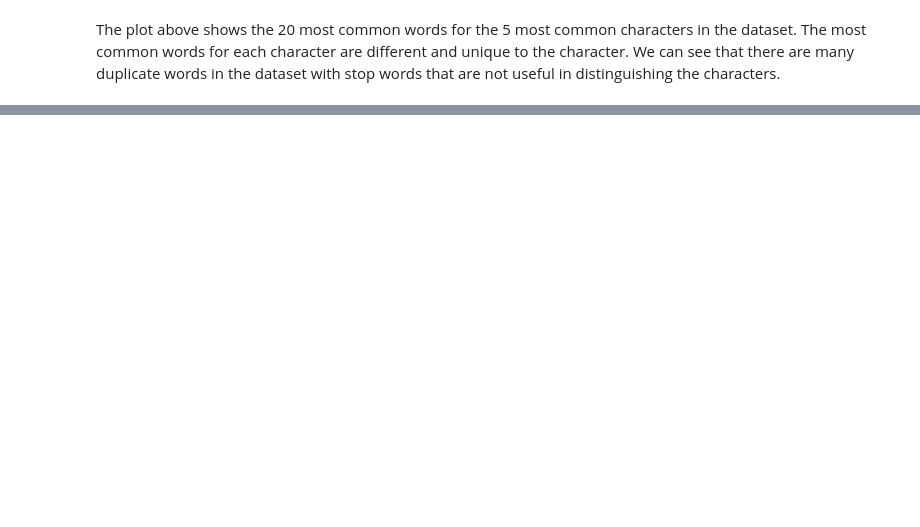
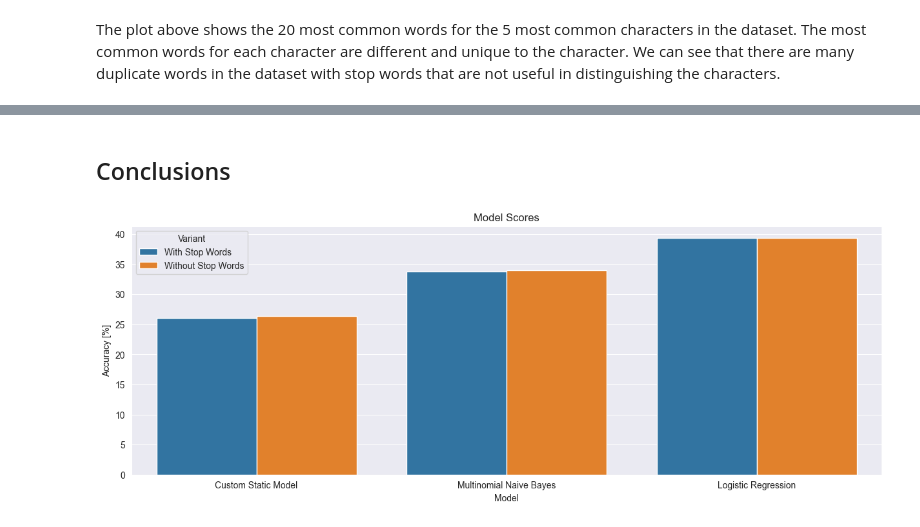
Before and after one commit to JGolaszewski/South-Park-Dialogues-To-Character-Prediction, a Jupyter notebook: Project.ipynb, the cells around one changed output, grey strips where cells are left out. Cells and saved outputs as stored; diff of their text form; code cells hidden in the pictures; blank space fills up the shorter version.

```diff
--- a/Project.ipynb
+++ b/Project.ipynb
@@ -333,0 +575,7 @@ plt.show()
+# %%
+MultinomialNB_model = MultinomialNB()
+MultinomialNB_model.fit(X_train, y_train)
+
+score = MultinomialNB_model.score(X_test, y_test)
+
+print(f"Multinomial Naive Bayes score: {score}")
@@ -333,0 +584,7 @@ plt.show()
+# %%
+MultinomialNB_model_no_stop = MultinomialNB()
+MultinomialNB_model_no_stop.fit(X_train_no_stop, y_train_no_stop)
+
+score_no_stop = MultinomialNB_model_no_stop.score(X_test_no_stop, y_test_no_stop)
+
+print(f"Multinomial Naive Bayes score without stop words: {score_no_stop}")
@@ -333,0 +597,6 @@ plt.show()
+# %%
+lr = LogisticRegression(max_iter=1000, random_state=42)
+lr.fit(X_train, y_train)
+
+lr_score = lr.score(X_test, y_test)
+print("Logistic Regression score:", lr_score)
@@ -333,0 +605,7 @@ plt.show()
+# %%
+lr_no_stop = LogisticRegression(max_iter=1000, random_state=42)
+lr_no_stop.fit(X_train_no_stop, y_train_no_stop)
+
+lr_score_no_stop = lr_no_stop.score(X_test_no_stop, y_test_no_stop)
+
+print("Logistic Regression no stop words score:", lr_score_no_stop)
@@ -333,0 +618,21 @@ plt.show()
+# %% [markdown]
+## Conclusions
+# %%
+scores = [accuracy_with_stop_words, accuracy_without_stop_words, score*100, score_no_stop*100, lr_score*100, lr_score_no_stop*100]
+models = ["Custom Static Model", "Custom Static Model", "Multinomial Naive Bayes", "Multinomial Naive Bayes", "Logistic Regression", "Logistic Regression"]
+variants = ["With Stop Words", "Without Stop Words"] * 3
+
+data = pd.DataFrame({
+    "Model": models,
+    "Variant": variants,
+    "Accuracy": scores
+})
+
+fig, ax = plt.subplots(figsize=(15, 5))
+sns.barplot(x="Model", y="Accuracy", hue="Variant", data=data, ax=ax)
+ax.set_title("Model Scores")
+ax.set_ylabel("Accuracy [%]")
+
+plt.show()
+# %% [output]
+[figure, added]
```
Also changed, not shown: parts of 35 cells of this notebook.
